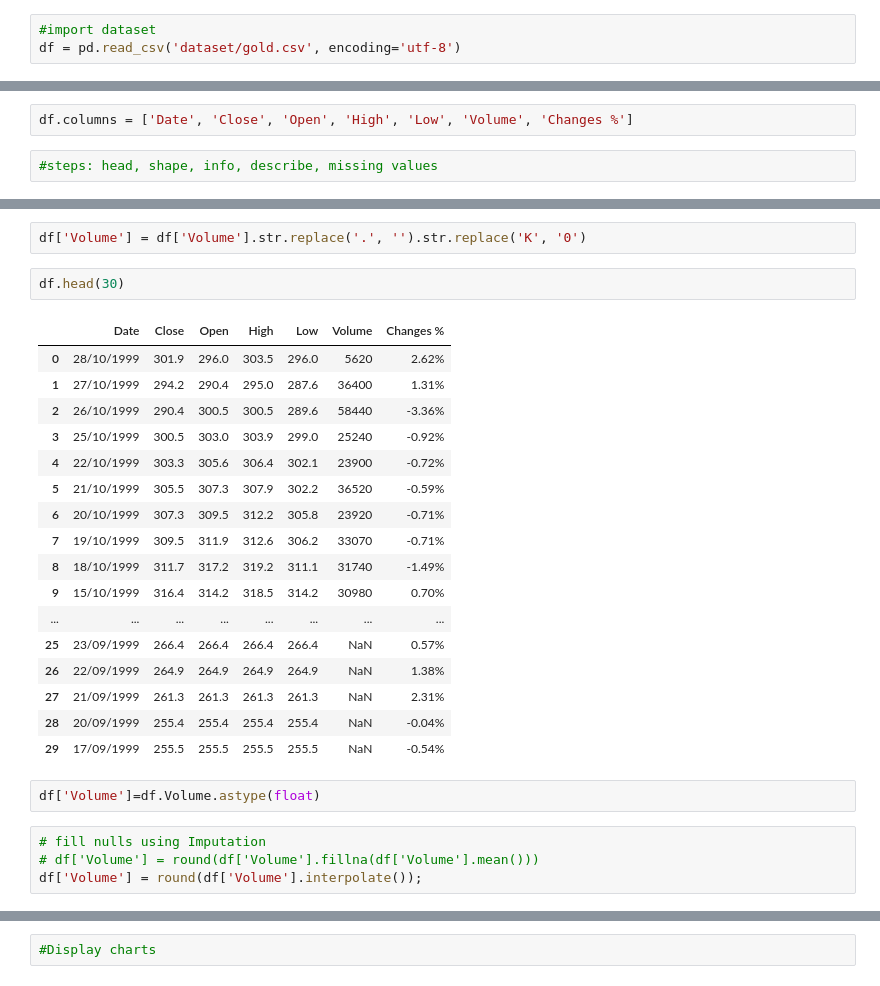
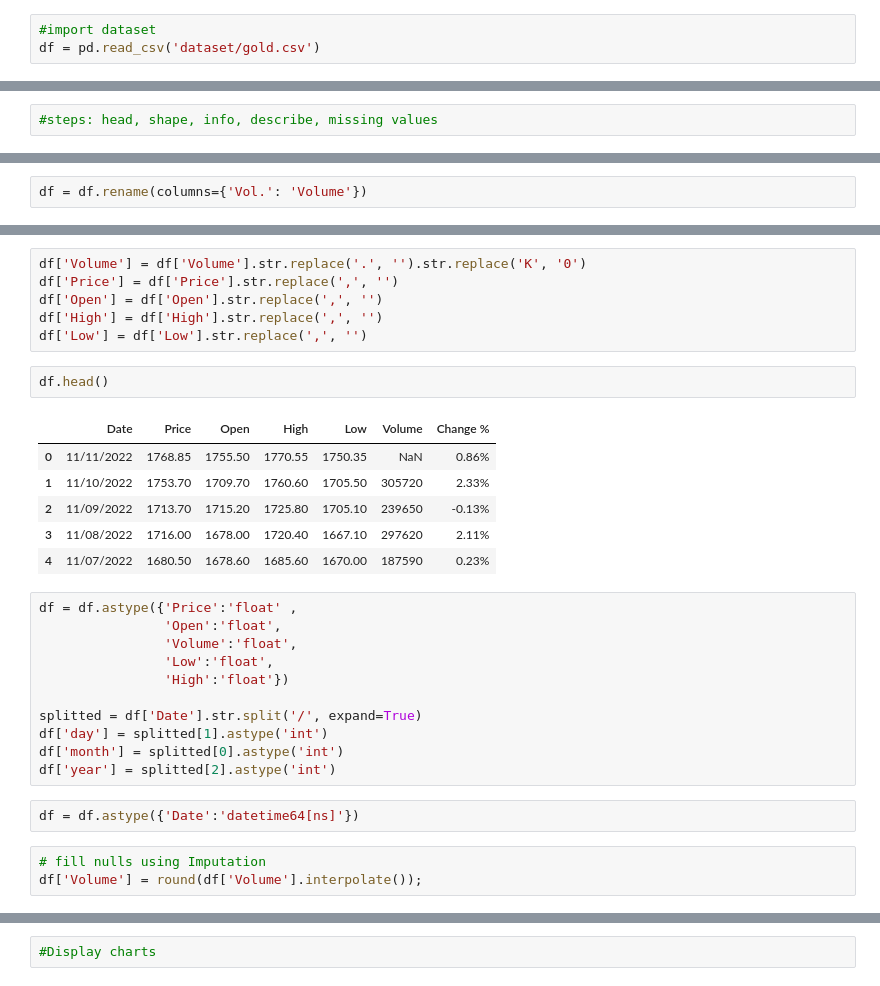
Before and after one commit to Tuwaiq-Data-Science-Bootcamp/Bootcamp-Project-3-Machine-Learning, a Jupyter notebook: project_file.ipynb, the cells around one changed output, grey strips where cells are left out. Cells and saved outputs as stored; diff of their text form.

```diff
--- a/project_file.ipynb
+++ b/project_file.ipynb
@@ -8,4 +8,4 @@ import pandas as pd
 import seaborn as sns
 # %%
 #import dataset
-df = pd.read_csv('dataset/gold.csv', encoding='utf-8')
+df = pd.read_csv('dataset/gold.csv')
@@ -28,7 +12,5 @@ df
 # %%
 #EDA
-# %%
-df.columns = ['Date', 'Close', 'Open', 'High', 'Low', 'Volume', 'Changes %']
 # %%
 #steps: head, shape, info, describe, missing values
 # %%
@@ -50,3 +25,5 @@ df
+# %%
+df = df.rename(columns={'Vol.': 'Volume'})
 # %%
 df.shape
 # %% [output]
@@ -93,31 +69,34 @@ Changes %       0
 dtype: int64
 # %%
 df['Volume'] = df['Volume'].str.replace('.', '').str.replace('K', '0')
+df['Price'] = df['Price'].str.replace(',', '')
+df['Open'] = df['Open'].str.replace(',', '')
+df['High'] = df['High'].str.replace(',', '')
+df['Low'] = df['Low'].str.replace(',', '')
 # %%
-df.head(30)
+df.head()
 # %% [output]
-|  | Date | Close | Open | High | Low | Volume | Changes % |
-| 0 | 28/10/1999 | 301.9 | 296.0 | 303.5 | 296.0 | 5620 | 2.62% |
-| 1 | 27/10/1999 | 294.2 | 290.4 | 295.0 | 287.6 | 36400 | 1.31% |
-| 2 | 26/10/1999 | 290.4 | 300.5 | 300.5 | 289.6 | 58440 | -3.36% |
-| 3 | 25/10/1999 | 300.5 | 303.0 | 303.9 | 299.0 | 25240 | -0.92% |
-| 4 | 22/10/1999 | 303.3 | 305.6 | 306.4 | 302.1 | 23900 | -0.72% |
-| 5 | 21/10/1999 | 305.5 | 307.3 | 307.9 | 302.2 | 36520 | -0.59% |
-| 6 | 20/10/1999 | 307.3 | 309.5 | 312.2 | 305.8 | 23920 | -0.71% |
-| 7 | 19/10/1999 | 309.5 | 311.9 | 312.6 | 306.2 | 33070 | -0.71% |
-| 8 | 18/10/1999 | 311.7 | 317.2 | 319.2 | 311.1 | 31740 | -1.49% |
-| 9 | 15/10/1999 | 316.4 | 314.2 | 318.5 | 314.2 | 30980 | 0.70% |
-| ... | ... | ... | ... | ... | ... | ... | ... |
-| 25 | 23/09/1999 | 266.4 | 266.4 | 266.4 | 266.4 | NaN | 0.57% |
-| 26 | 22/09/1999 | 264.9 | 264.9 | 264.9 | 264.9 | NaN | 1.38% |
-| 27 | 21/09/1999 | 261.3 | 261.3 | 261.3 | 261.3 | NaN | 2.31% |
-| 28 | 20/09/1999 | 255.4 | 255.4 | 255.4 | 255.4 | NaN | -0.04% |
-| 29 | 17/09/1999 | 255.5 | 255.5 | 255.5 | 255.5 | NaN | -0.54% |
+|  | Date | Price | Open | High | Low | Volume | Change % |
+| 0 | 11/11/2022 | 1768.85 | 1755.50 | 1770.55 | 1750.35 | NaN | 0.86% |
+| 1 | 11/10/2022 | 1753.70 | 1709.70 | 1760.60 | 1705.50 | 305720 | 2.33% |
+| 2 | 11/09/2022 | 1713.70 | 1715.20 | 1725.80 | 1705.10 | 239650 | -0.13% |
+| 3 | 11/08/2022 | 1716.00 | 1678.00 | 1720.40 | 1667.10 | 297620 | 2.11% |
+| 4 | 11/07/2022 | 1680.50 | 1678.60 | 1685.60 | 1670.00 | 187590 | 0.23% |
 # %%
-df['Volume']=df.Volume.astype(float)
+df = df.astype({'Price':'float' ,
+                'Open':'float',
+                'Volume':'float',
+                'Low':'float',
+                'High':'float'})
+
+splitted = df['Date'].str.split('/', expand=True)
+df['day'] = splitted[1].astype('int')
+df['month'] = splitted[0].astype('int')
+df['year'] = splitted[2].astype('int')
+# %%
+df = df.astype({'Date':'datetime64[ns]'})
 # %%
 # fill nulls using Imputation
-# df['Volume'] = round(df['Volume'].fillna(df['Volume'].mean()))
 df['Volume'] = round(df['Volume'].interpolate());
 # %%
 df
```
Also changed, not shown: parts of 24 cells of this notebook, 1 other file.
